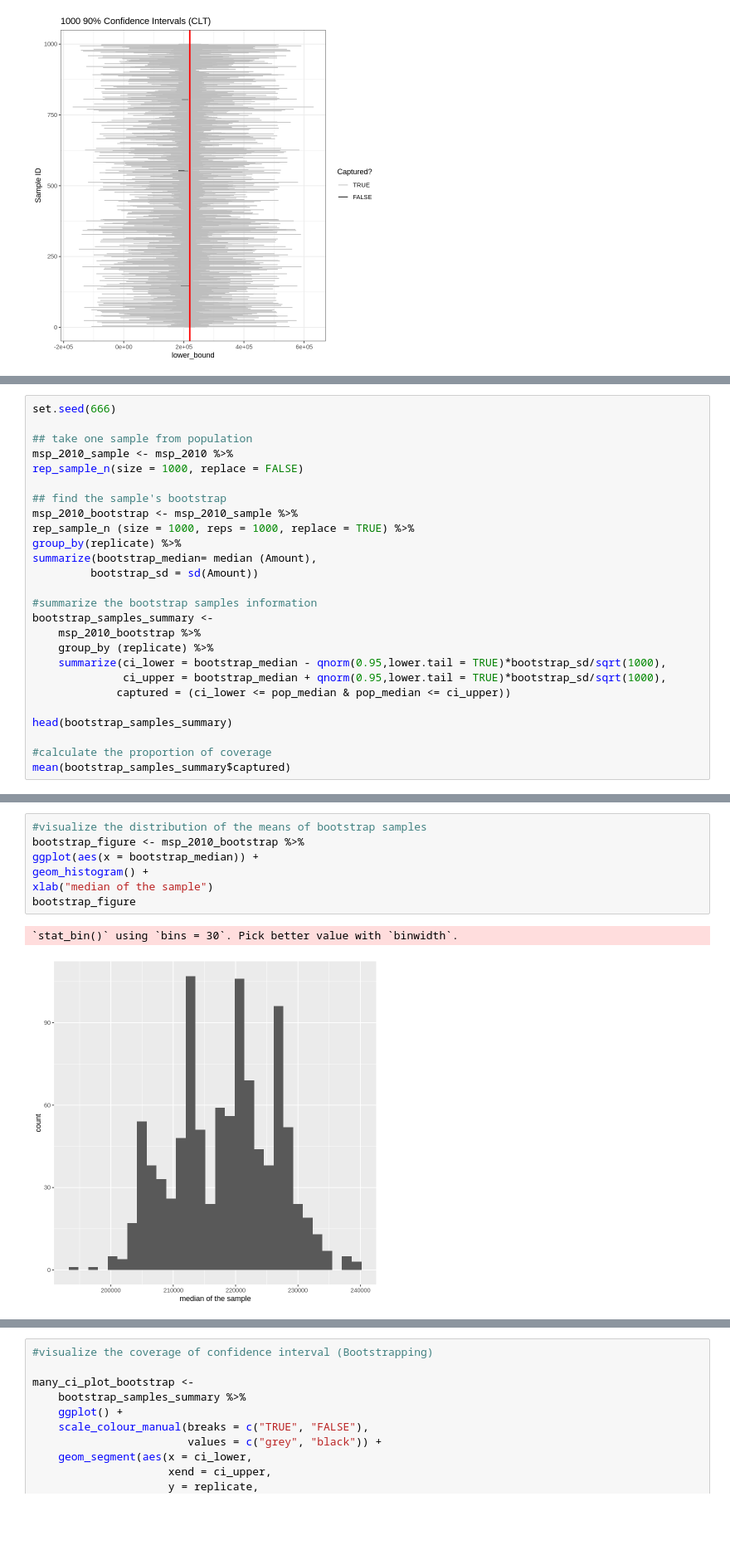
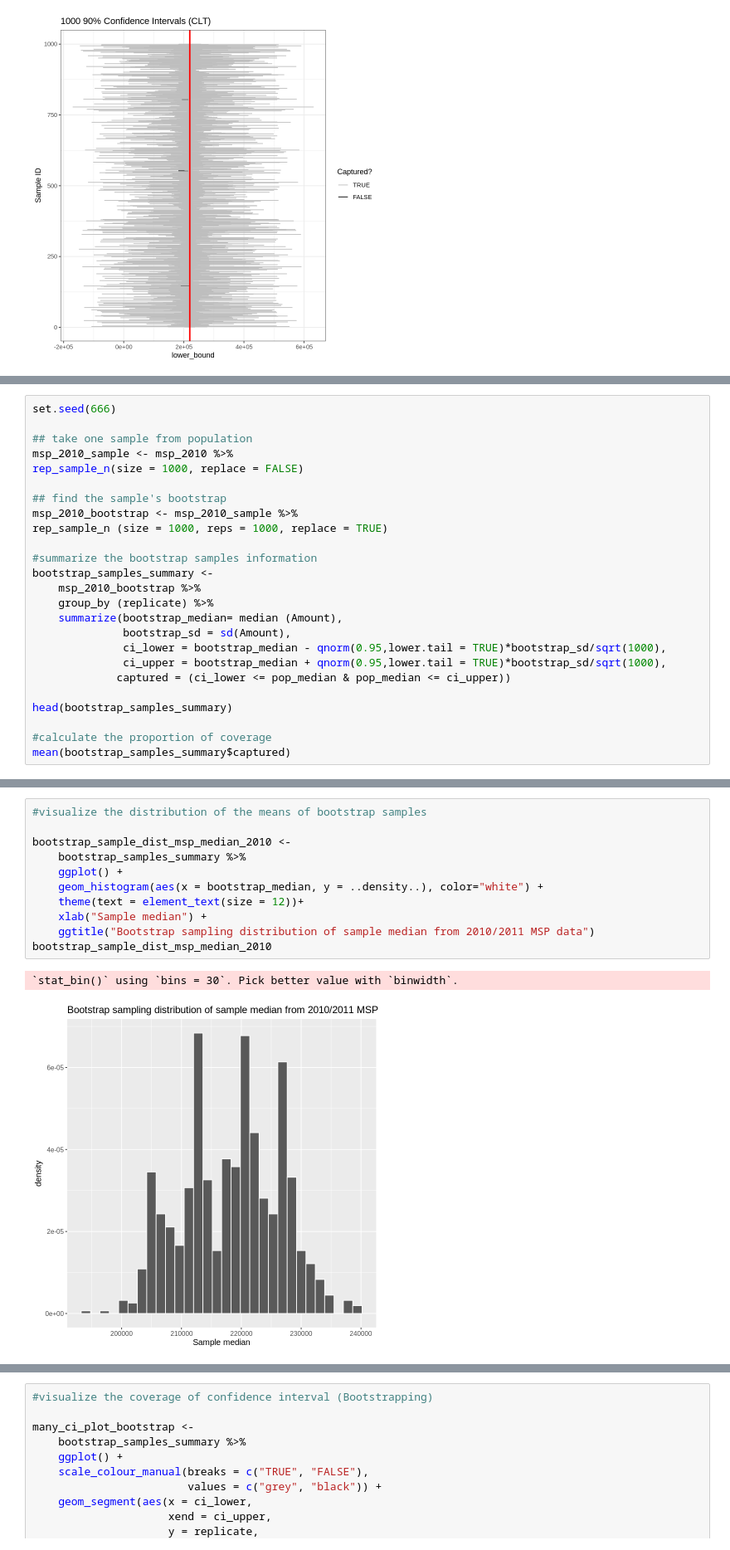
Before and after one commit to AlanWei0405/A-Comparison-of-MSP-Payments, a Jupyter notebook: Final Report.ipynb, the cells around one changed output, grey strips where cells are left out. Shown: that part at 83% size. Saved outputs shown, nothing was run; the diff lists cells and outputs as text; blank space fills up the shorter version.

```diff
--- a/Final Report.ipynb
+++ b/Final Report.ipynb
@@ -226,16 +263,15 @@ rep_sample_n(size = 1000, replace = FALSE)
 
 ## find the sample's bootstrap
 msp_2010_bootstrap <- msp_2010_sample %>%
-rep_sample_n (size = 1000, reps = 1000, replace = TRUE) %>%
-group_by(replicate) %>%
-summarize(bootstrap_median= median (Amount),
-         bootstrap_sd = sd(Amount))
+rep_sample_n (size = 1000, reps = 1000, replace = TRUE)
 
 #summarize the bootstrap samples information
 bootstrap_samples_summary <-
     msp_2010_bootstrap %>%
     group_by (replicate) %>%
-    summarize(ci_lower = bootstrap_median - qnorm(0.95,lower.tail = TRUE)*bootstrap_sd/sqrt(1000),
+    summarize(bootstrap_median= median (Amount),
+              bootstrap_sd = sd(Amount),
+              ci_lower = bootstrap_median - qnorm(0.95,lower.tail = TRUE)*bootstrap_sd/sqrt(1000),
               ci_upper = bootstrap_median + qnorm(0.95,lower.tail = TRUE)*bootstrap_sd/sqrt(1000),
              captured = (ci_lower <= pop_median & pop_median <= ci_upper))
 
@@ -257,10 +303,14 @@ A tibble: 6 × 4
 # %%
 #visualize the distribution of the means of bootstrap samples
-bootstrap_figure <- msp_2010_bootstrap %>%
-ggplot(aes(x = bootstrap_median)) +
-geom_histogram() +
-xlab("median of the sample")
-bootstrap_figure
+
+bootstrap_sample_dist_msp_median_2010 <-
+    bootstrap_samples_summary %>%
+    ggplot() +
+    geom_histogram(aes(x = bootstrap_median, y = ..density..), color="white") +
+    theme(text = element_text(size = 12))+
+    xlab("Sample median") +
+    ggtitle("Bootstrap sampling distribution of sample median from 2010/2011 MSP data")
+bootstrap_sample_dist_msp_median_2010
 # %% [output]
 `stat_bin()` using `bins = 30`. Pick better value with `binwidth`.
-[figure, old version]
+[figure, new version]
```
Also changed, not shown: parts of 23 cells of this notebook.
